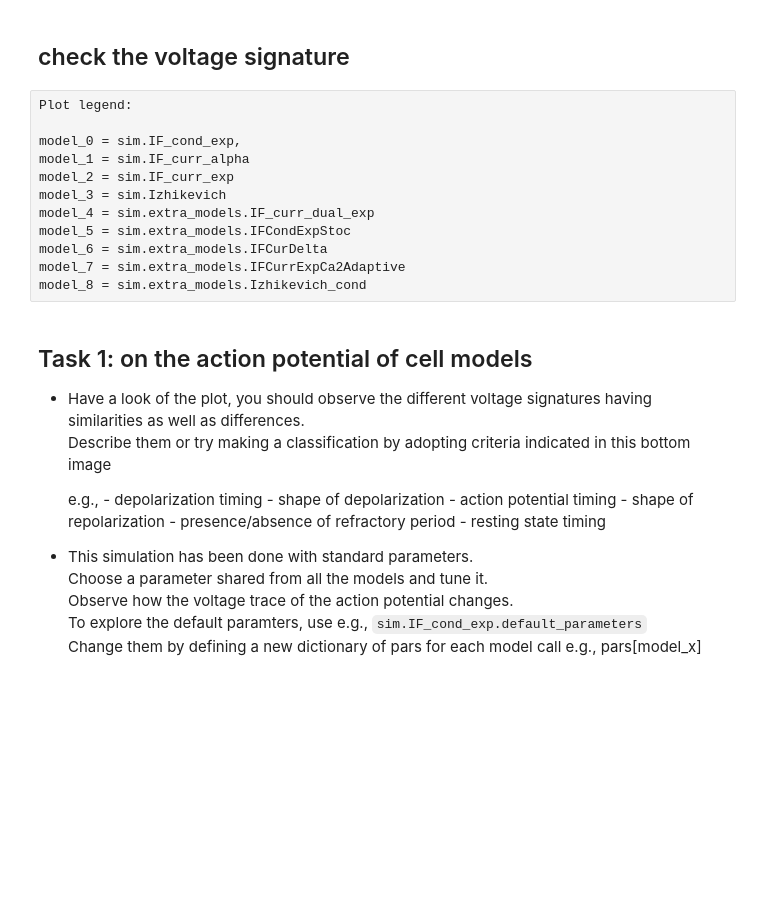
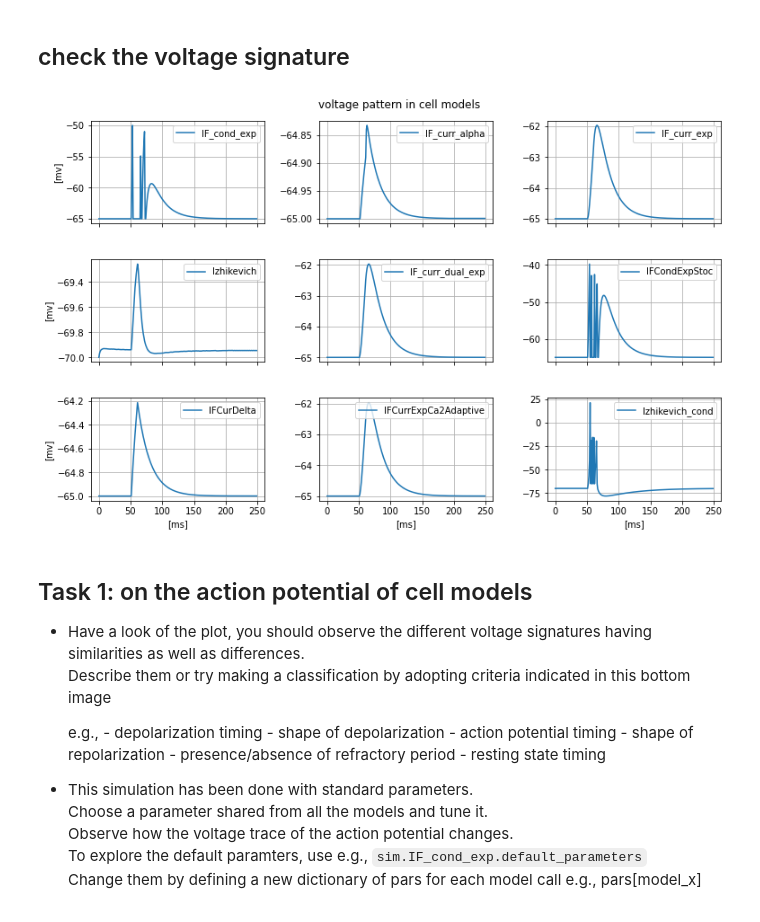
Before and after one commit to albertoarturovergani/CNT-2024, a Jupyter notebook: notebooks/eg_testing-cell-models-network.ipynb, the cells around one changed output. Cells and saved outputs as stored; diff of their text form; code cells hidden in the pictures; blank space fills up the shorter version.

```diff
--- a/notebooks/eg_testing-cell-models-network.ipynb
+++ b/notebooks/eg_testing-cell-models-network.ipynb
@@ -143,4 +160,4 @@ outputs = {}
 for i in range(9):
     outputs['model_' + str(i)] = pops['model_' + str(i)].get_data()
     for recording in ['v', 'gsyn_inh', 'gsyn_exc', 'spikes']:
-        pops['model_' + str(i)].write_data(fileName + '_' + str(recording) + '.pkl')
+        pops['model_' + str(i)].write_data(f'{saveName}-{recording}.pkl')
@@ -171,33 +217,31 @@ results.keys()
 # %%
 %matplotlib inline
 
 fig, axes = plt.subplots(3, 3, sharex=True, sharey=False, figsize=(11,7))
 fig.tight_layout(pad=3)
-fig.suptitle('voltage signature in cell models')
+fig.suptitle('voltage pattern in cell models')
+labels=['IF_cond_exp','IF_curr_alpha',
+        'IF_curr_exp','Izhikevich',
+        'IF_curr_dual_exp', 'IFCondExpStoc',
+        'IFCurDelta', 'IFCurrExpCa2Adaptive', 'Izhikevich_cond']
 
-axes_list = fig.axes
+axes_list = axes.flatten()
 idx = 0
 for i in range(9):
-    im = axes_list[i].plot(results['model_' + str(i), 'v'], label=str('model_' + str(i)))
+    im = axes_list[i].plot(results['model_' + str(i), 'v'], label=labels[i])
     #axes_list[i].set_xticklabels([])
-    axes_list[i].legend()
     axes_list[i].grid(which='both')
     if i==0 or i==3 or i==6:
         axes_list[i].set_ylabel('[mv]')
     if i==6 or i==7 or i==8:
         axes_list[i].set_xlabel('[ms]')
+    #axes_list[i].axhline(y=-55, label='action potential threshold', color='r', alpha=0.5)
+    axes_list[i].legend(loc='upper right')
+
+
+fig.savefig(f'{saveName}.jpeg', dpi=70, bbox_inches='tight', facecolor='white')
+# %% [output]
+[figure, added]
-# %% [raw]
-Plot legend:
-
-model_0 = sim.IF_cond_exp,
-model_1 = sim.IF_curr_alpha
-model_2 = sim.IF_curr_exp
-model_3 = sim.Izhikevich
-model_4 = sim.extra_models.IF_curr_dual_exp
-model_5 = sim.extra_models.IFCondExpStoc
-model_6 = sim.extra_models.IFCurDelta
-model_7 = sim.extra_models.IFCurrExpCa2Adaptive
-model_8 = sim.extra_models.Izhikevich_cond
 # %%
 # end simulation
 
```
Also changed, not shown: parts of 6 cells of this notebook, 4 other files.
